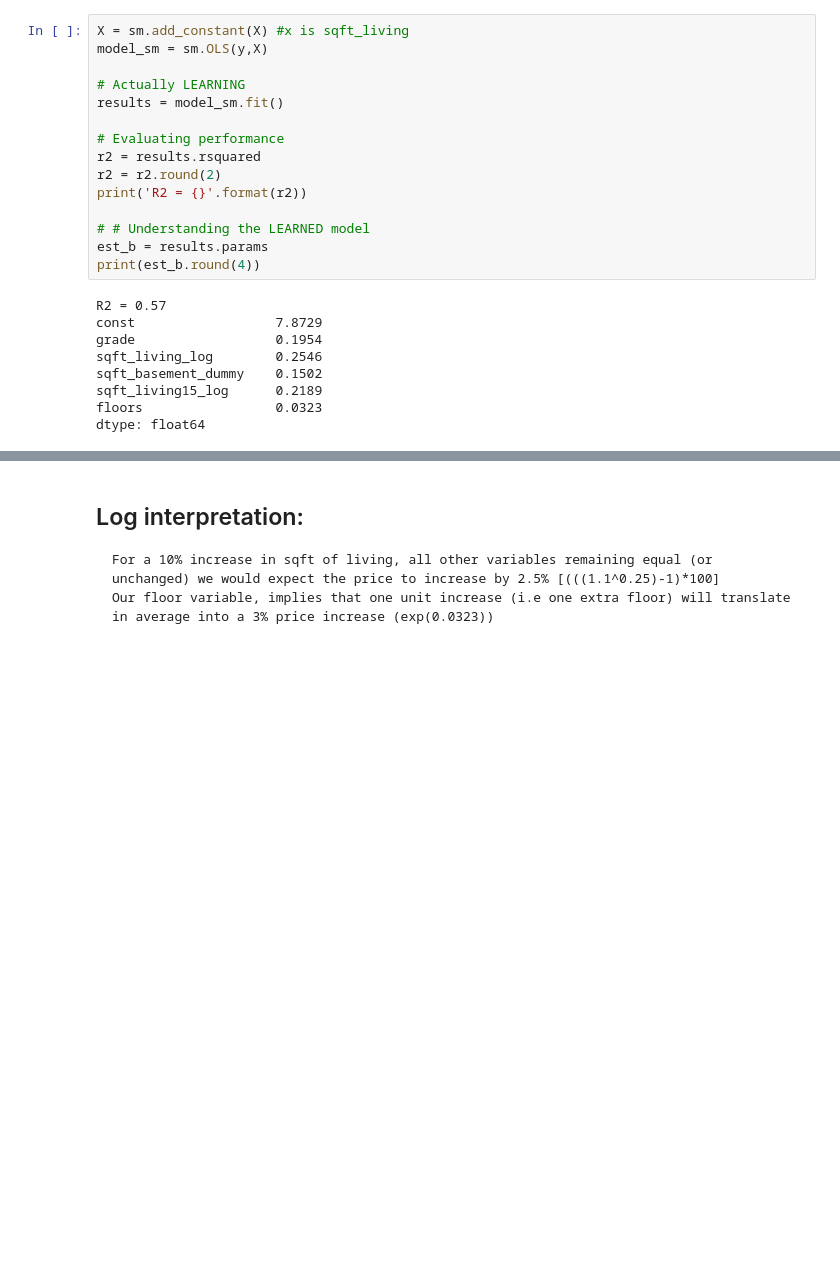
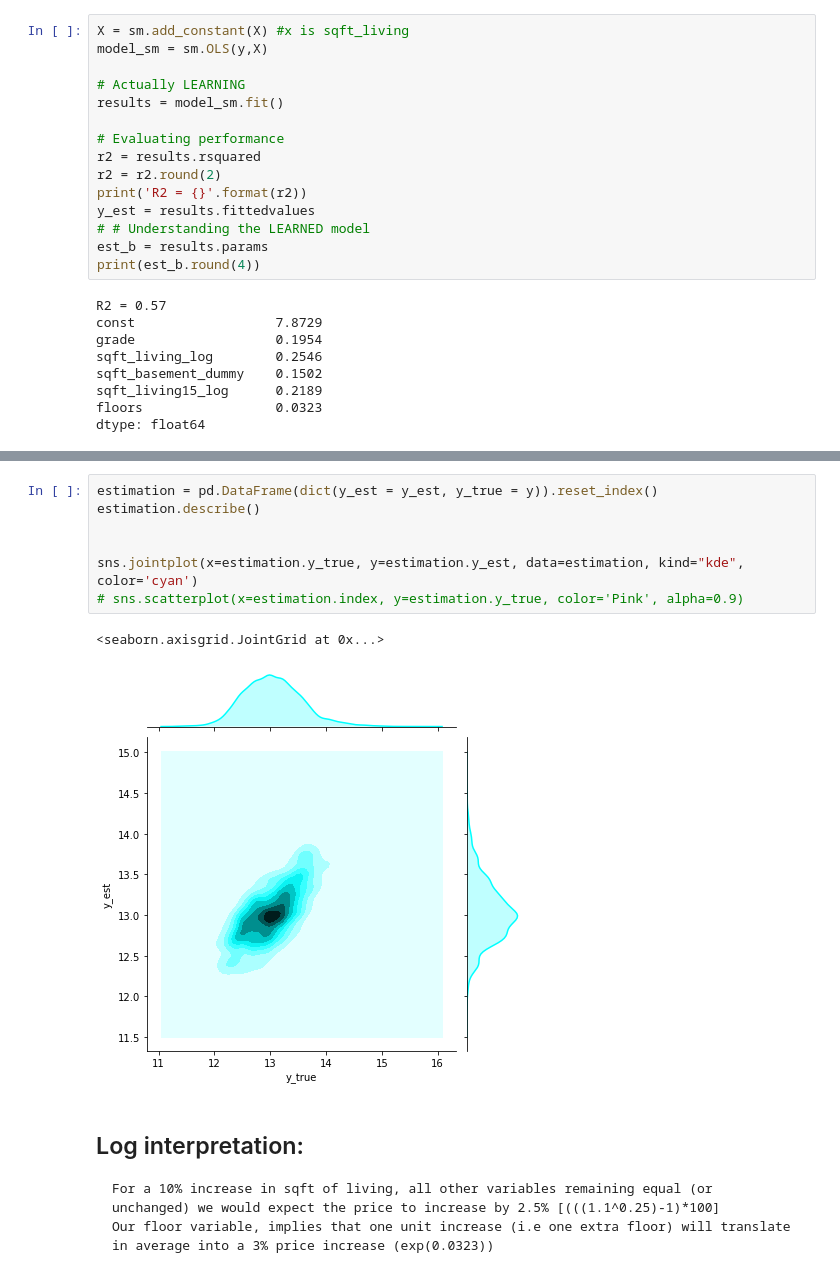
Before and after one commit to nismotie/Analysis-of-Seattle-Housing-Data, a Jupyter notebook: Model_update.ipynb, the cells around one changed output, grey strips where cells are left out. Drawn from its saved outputs; the diff is of its cells as text; blank space fills up the shorter version.

```diff
--- a/Model_update.ipynb
+++ b/Model_update.ipynb
@@ -194,7 +190,7 @@ results = model_sm.fit()
 r2 = results.rsquared
 r2 = r2.round(2)
 print('R2 = {}'.format(r2))
-
+y_est = results.fittedvalues
 # # Understanding the LEARNED model
 est_b = results.params
 print(est_b.round(4))
@@ -233,6 +229,16 @@ OLS Regression Results
 | Kurtosis: | 2.966 | Cond. No. | 372. |
 Warnings:
 [1] Standard Errors assume that the covariance matrix of the errors is correctly specified.
+# %%
+estimation = pd.DataFrame(dict(y_est = y_est, y_true = y)).reset_index()
+estimation.describe()
+
+
+sns.jointplot(x=estimation.y_true, y=estimation.y_est, data=estimation, kind="kde", color='cyan')
+# sns.scatterplot(x=estimation.index, y=estimation.y_true, color='Pink', alpha=0.9)
+# %% [output]
+<seaborn.axisgrid.JointGrid at 0x...>
+[figure, added]
 # %% [markdown]
 ## Log interpretation:
     For a 10% increase in sqft of living, all other variables remaining equal (or unchanged) we would expect the price to increase by 2.5% [(((1.1^0.25)-1)*100]
```
Also changed, not shown: parts of 14 cells of this notebook.
